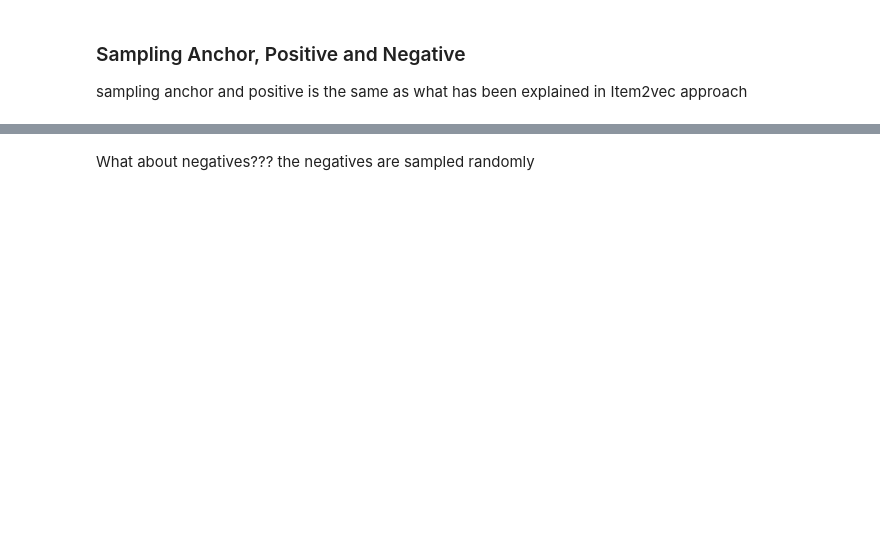
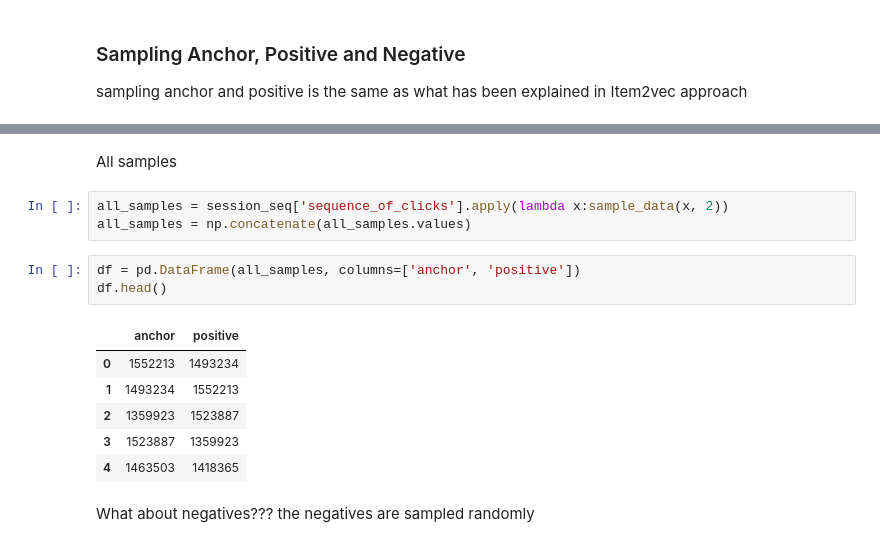
Before and after one commit to seyedsaeidmasoumzadeh/ODSC, a Jupyter notebook: item2vec.ipynb, the cells around one changed output, grey strips where cells are left out. Cells and saved outputs as stored; diff of their text form; blank space fills up the shorter version.

```diff
--- a/item2vec.ipynb
+++ b/item2vec.ipynb
@@ -261,3 +372,18 @@ sample_data(['1463503', '1418365', '1531480'],  2)
+# %% [markdown]
+All samples
+# %%
+all_samples = session_seq['sequence_of_clicks'].apply(lambda x:sample_data(x, 2))
+all_samples = np.concatenate(all_samples.values)
+# %%
+df = pd.DataFrame(all_samples, columns=['anchor', 'positive'])
+df.head()
+# %% [output]
+|  | anchor | positive |
+| 0 | 1552213 | 1493234 |
+| 1 | 1493234 | 1552213 |
+| 2 | 1359923 | 1523887 |
+| 3 | 1523887 | 1359923 |
+| 4 | 1463503 | 1418365 |
 # %% [markdown]
 What about negatives???
 the negatives are sampled randomly
```
Also changed, not shown: parts of 28 cells of this notebook.
